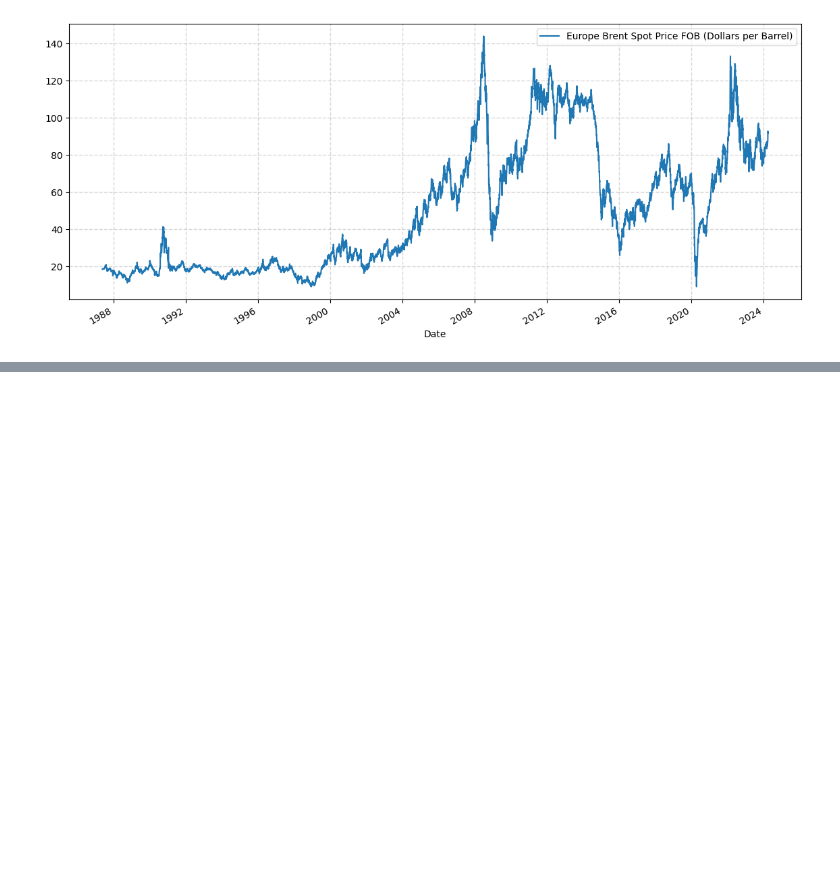
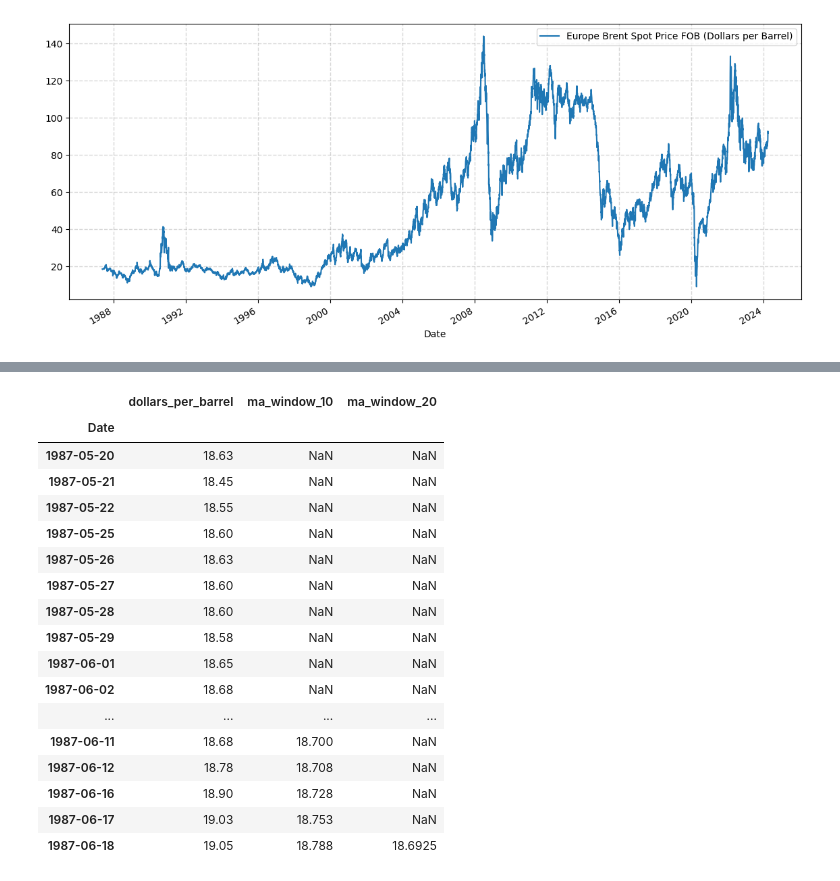
Before and after one commit to giulianafernandes/tech_challenge-oil_forecasting, a Jupyter notebook: oil_forecasting.ipynb, the cells around one changed output, grey strips where cells are left out. Cells and saved outputs as stored; diff of their text form; code cells hidden in the pictures; blank space fills up the shorter version.

```diff
--- a/oil_forecasting.ipynb
+++ b/oil_forecasting.ipynb
@@ -38,0 +69,24 @@ plt.show()
+# %%
+fob_ma = fob
+fob_ma['ma_window_10'] = fob['dollars_per_barrel'].rolling(10).mean().shift()
+fob_ma['ma_window_20'] = fob['dollars_per_barrel'].rolling(20).mean().shift()
+fob_ma.head(21)
+# %% [output]
+|  | dollars_per_barrel | ma_window_10 | ma_window_20 |
+| Date |  |  |  |
+| 1987-05-20 | 18.63 | NaN | NaN |
+| 1987-05-21 | 18.45 | NaN | NaN |
+| 1987-05-22 | 18.55 | NaN | NaN |
+| 1987-05-25 | 18.60 | NaN | NaN |
+| 1987-05-26 | 18.63 | NaN | NaN |
+| 1987-05-27 | 18.60 | NaN | NaN |
+| 1987-05-28 | 18.60 | NaN | NaN |
+| 1987-05-29 | 18.58 | NaN | NaN |
+| 1987-06-01 | 18.65 | NaN | NaN |
+| 1987-06-02 | 18.68 | NaN | NaN |
+| ... | ... | ... | ... |
+| 1987-06-11 | 18.68 | 18.700 | NaN |
+| 1987-06-12 | 18.78 | 18.708 | NaN |
+| 1987-06-16 | 18.90 | 18.728 | NaN |
+| 1987-06-17 | 19.03 | 18.753 | NaN |
+| 1987-06-18 | 19.05 | 18.788 | 18.6925 |
```
Also changed, not shown: parts of 8 cells of this notebook, 1 other file.
